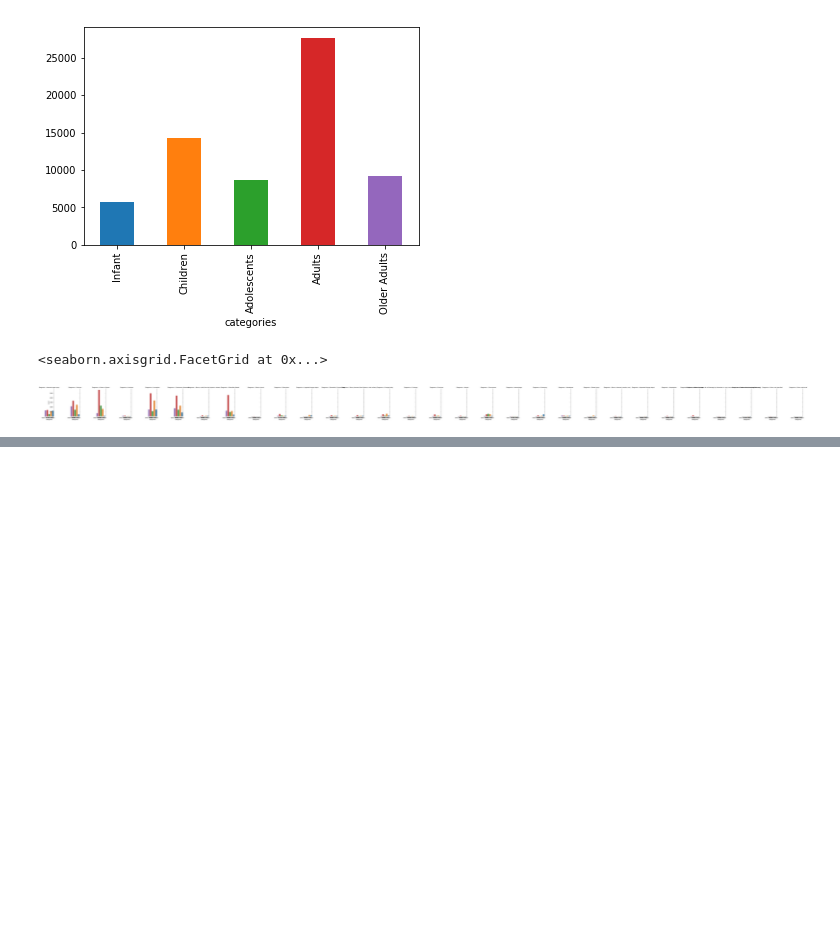
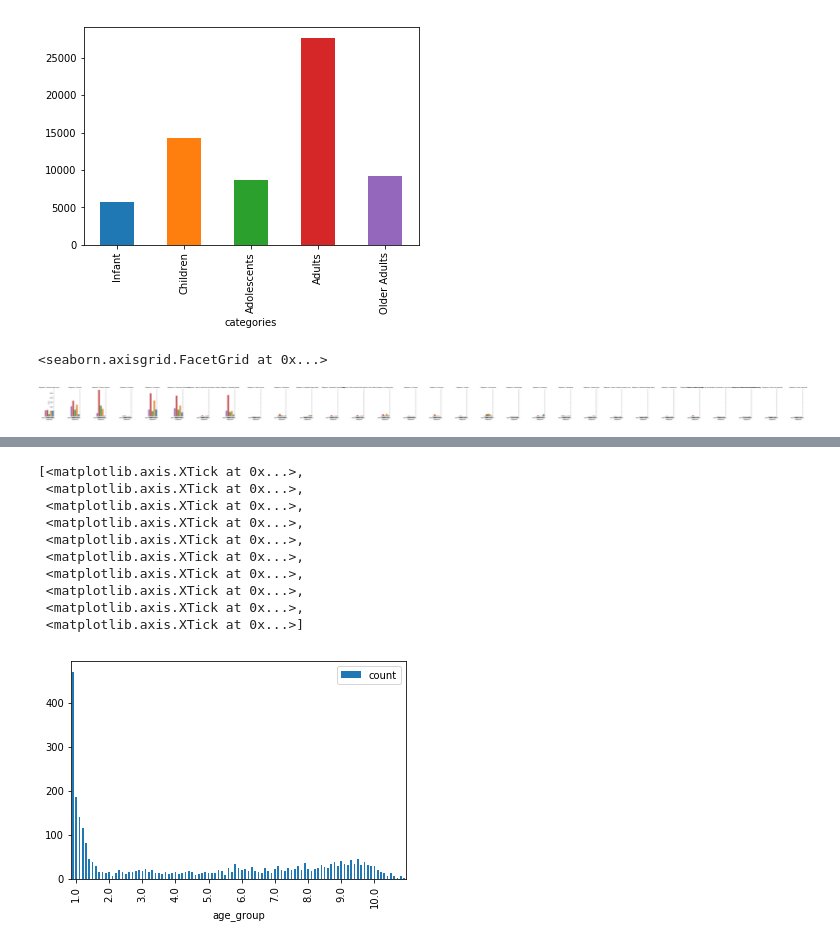
Before and after one commit to boyac/pyQuiz, a Jupyter notebook: Indeed/NEISS2014.ipynb, the cells around one changed output, grey strips where cells are left out. Saved outputs shown, nothing was run; the diff lists cells and outputs as text; code cells hidden in the pictures; blank space fills up the shorter version.

```diff
--- a/Indeed/NEISS2014.ipynb
+++ b/Indeed/NEISS2014.ipynb
@@ -227,0 +308,16 @@ graph
+# %%
+# Ploting distribution of product 4076
+prod4076_ax = prod4076.groupby("age_group")["age_group"].agg(["count"]).plot(kind="bar")
+prod4076_ax.set_xticks(range(1,100,10))
+# %% [output]
+[<matplotlib.axis.XTick at 0x...>,
+ <matplotlib.axis.XTick at 0x...>,
+ <matplotlib.axis.XTick at 0x...>,
+ <matplotlib.axis.XTick at 0x...>,
+ <matplotlib.axis.XTick at 0x...>,
+ <matplotlib.axis.XTick at 0x...>,
+ <matplotlib.axis.XTick at 0x...>,
+ <matplotlib.axis.XTick at 0x...>,
+ <matplotlib.axis.XTick at 0x...>,
+ <matplotlib.axis.XTick at 0x...>]
+[figure, added]
```
Also changed, not shown: parts of 13 cells of this notebook.
